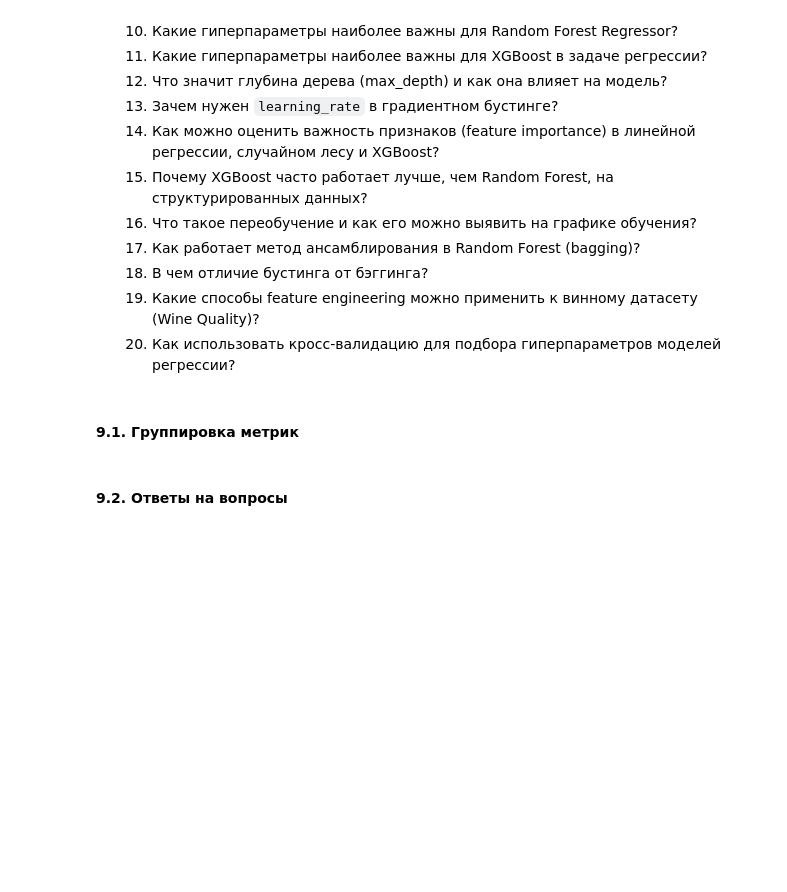
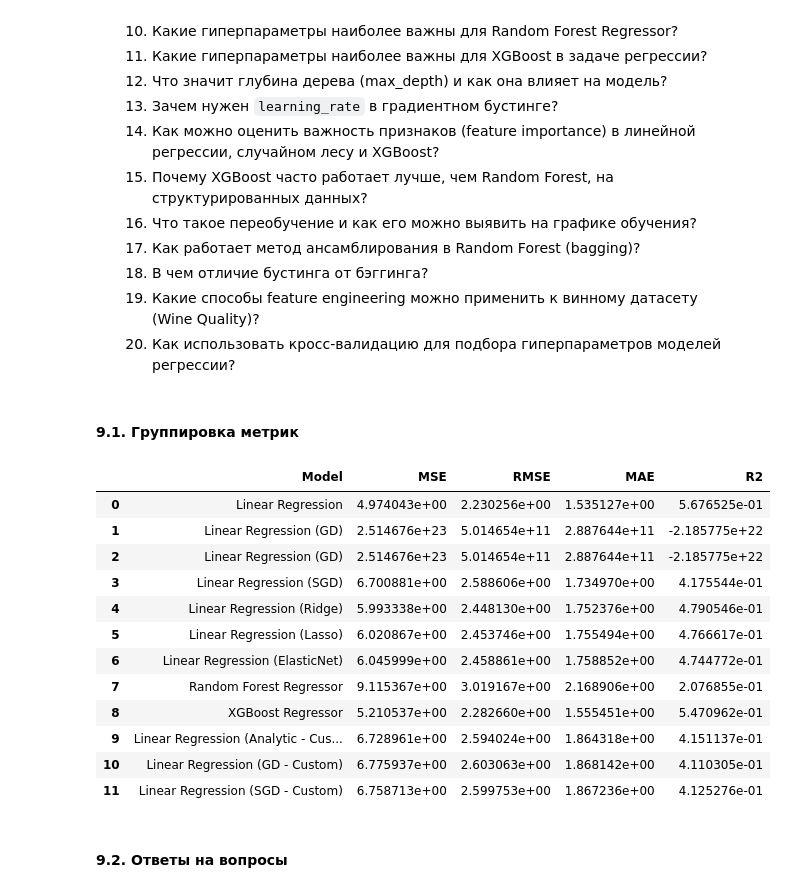
Before and after one commit to sergey162/ML-labs-20205, a Jupyter notebook: lab_1/linear_regression.ipynb, the cells around one changed output. Cells and saved outputs as stored; diff of their text form; code cells hidden in the pictures; blank space fills up the shorter version.

```diff
--- a/lab_1/linear_regression.ipynb
+++ b/lab_1/linear_regression.ipynb
@@ -881,7 +874,6 @@ from sklearn.model_selection import GridSearchCV
 # %% [markdown]
 ### 4.1. Градиентный спуск (симуляция)
 # %%
-print("\n--- 4.1. ГРАДИЕНТНЫЙ СПУСК (GD) ---")
 
 # Создание линейной модели градиентного спуска
 lr_gd = SGDRegressor(
@@ -896,22 +888,3 @@ lr_gd = SGDRegressor(
     early_stopping=False,        # отключаем раннюю остановку для чистого GD
     validation_fraction=0.1
 )
-
-# Обучение с отслеживанием истории потерь
-print("Обучение Gradient Descent...")
-lr_gd.fit(X_train_linear_scaled, y_train_linear)
-
-# Прогнозирование и метрики
-y_pred_gd = lr_gd.predict(X_test_linear_scaled)
-lr_gd_metrics = get_metrics(y_test_linear, y_pred_gd)
-
-# Анализ метрик
-gd_ratio = analyze_metrics(lr_gd_metrics, "Gradient Descent")
-metrics_df.loc[1] = ['Gradient Descent',
-                    lr_gd_metrics['MSE'],
-                    lr_gd_metrics['RMSE'],
-                    lr_gd_metrics['MAE'],
-                    lr_gd_metrics['R2']]
-
-print(f"Количество итераций: {lr_gd.n_iter_}")
-print(f"Финальная потеря: {lr_gd.best_loss_:.4f}" if hasattr(lr_gd, 'best_loss_') else "Информация о потерях недоступна")
@@ -928,11 +891,11 @@ RMSE: 1262822640612.6123, MAE: 646699835236.4014, R²: -159246367039518396121088
 # %%
-lr_gd.fit(X_linear_train_scaled, Y_linear_train)
+lr_gd.fit(X_train_linear_scaled, y_train_linear)
 # %% [output]
 SGDRegressor(learning_rate='constant', max_iter=2000, random_state=21,
              shuffle=False, tol=1e-06)
 # %%
-y_pred = lr_gd.predict(X_linear_train_scaled)
-lr_gd_metrics = get_metrics(Y_linear_train, y_pred)
+y_pred = lr_gd.predict(X_test_linear_scaled)
+lr_gd_metrics = get_metrics(y_test_linear, y_pred)
 
 metrics_df = pd.concat([metrics_df, pd.DataFrame([{'Model': 'Linear Regression (GD)', **lr_gd_metrics}])], ignore_index=True)
 
@@ -984,3 +943,19 @@ RMSE: 33188870832651.2500, MAE: 16485743186572.1094, R²: -109994195594234991418
+# %%
+lr_sgd = SGDRegressor(
+      loss='huber',
+      epsilon=1.35,
+      penalty='l2',
+      alpha=1e-3,
+      learning_rate='adaptive',
+      eta0=1e-3,
+      max_iter=5000,
+      tol=1e-4,
+      early_stopping=True,
+      validation_fraction=0.1,
+      n_iter_no_change=10,
+      average=True,
+      random_state=RND_SEED
+)
 # %%
 lr_sgd.fit(X_linear_train_scaled, Y_linear_train)
 # %% [output]
@@ -1588,7 +1620,21 @@ metrics_df = pd.concat([metrics_df, pd.DataFrame([{'Model': 'Linear Regression (
 # %% [markdown]
 #### 9.1. Группировка метрик
 # %%
-display(metrics_df.drop(columns=['R²']))
+display(metrics_df)
+# %% [output]
+|  | Model | MSE | RMSE | MAE | R2 |
+| 0 | Linear Regression | 4.974043e+00 | 2.230256e+00 | 1.535127e+00 | 5.676525e-01 |
+| 1 | Linear Regression (GD) | 2.514676e+23 | 5.014654e+11 | 2.887644e+11 | -2.185775e+22 |
+| 2 | Linear Regression (GD) | 2.514676e+23 | 5.014654e+11 | 2.887644e+11 | -2.185775e+22 |
+| 3 | Linear Regression (SGD) | 6.700881e+00 | 2.588606e+00 | 1.734970e+00 | 4.175544e-01 |
+| 4 | Linear Regression (Ridge) | 5.993338e+00 | 2.448130e+00 | 1.752376e+00 | 4.790546e-01 |
+| 5 | Linear Regression (Lasso) | 6.020867e+00 | 2.453746e+00 | 1.755494e+00 | 4.766617e-01 |
+| 6 | Linear Regression (ElasticNet) | 6.045999e+00 | 2.458861e+00 | 1.758852e+00 | 4.744772e-01 |
+| 7 | Random Forest Regressor | 9.115367e+00 | 3.019167e+00 | 2.168906e+00 | 2.076855e-01 |
+| 8 | XGBoost Regressor | 5.210537e+00 | 2.282660e+00 | 1.555451e+00 | 5.470962e-01 |
+| 9 | Linear Regression (Analytic - Cus... | 6.728961e+00 | 2.594024e+00 | 1.864318e+00 | 4.151137e-01 |
+| 10 | Linear Regression (GD - Custom) | 6.775937e+00 | 2.603063e+00 | 1.868142e+00 | 4.110305e-01 |
+| 11 | Linear Regression (SGD - Custom) | 6.758713e+00 | 2.599753e+00 | 1.867236e+00 | 4.125276e-01 |
 # %% [markdown]
 #### 9.2. Ответы на вопросы
 # %% [markdown]
```
Also changed, not shown: parts of 31 cells of this notebook.
